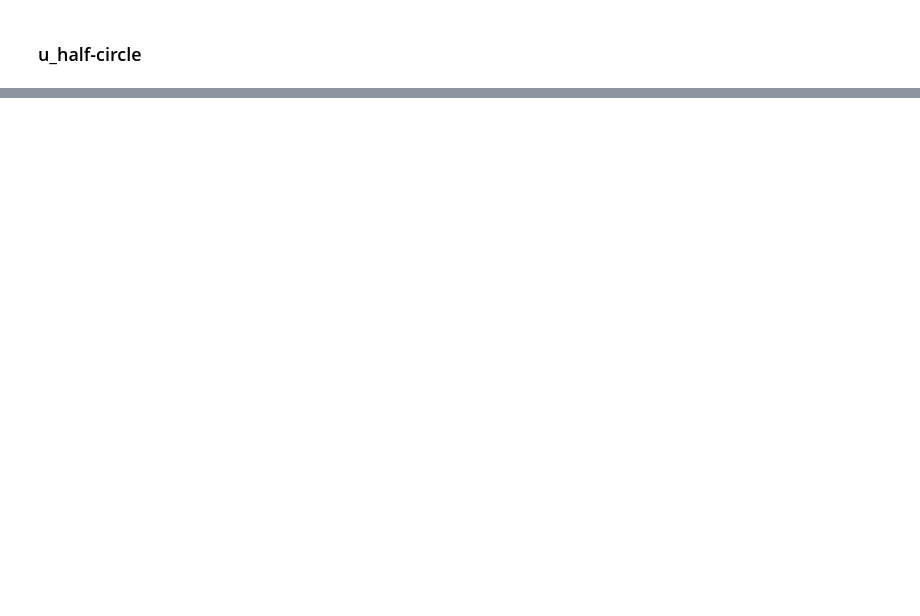
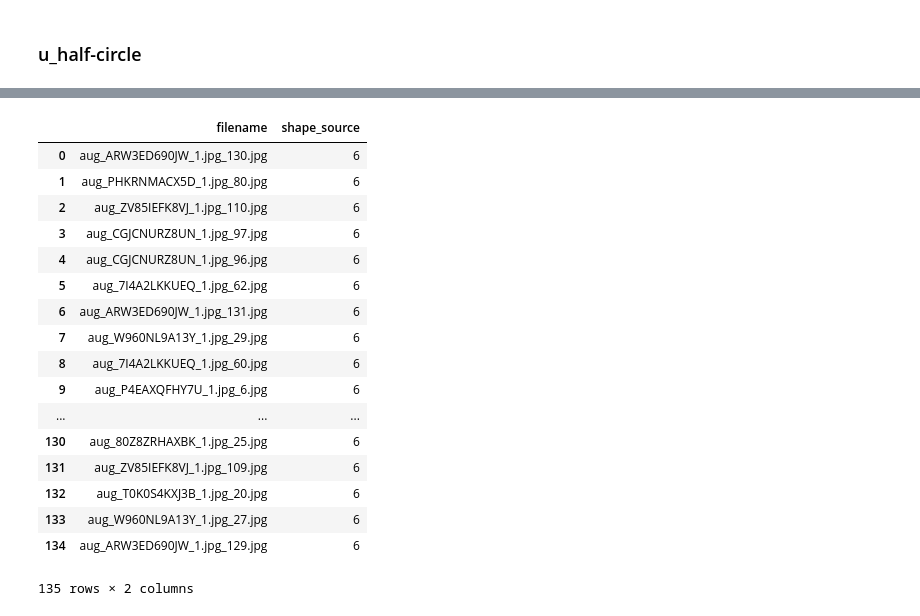
Before and after one commit to mondeique/multi-task-learning, a Jupyter notebook: data_augmentation.ipynb, the cells around one changed output, grey strips where cells are left out. Drawn from its saved outputs; the diff is of its cells as text; code cells hidden in the pictures; blank space fills up the shorter version.

```diff
--- a/data_augmentation.ipynb
+++ b/data_augmentation.ipynb
@@ -311,0 +415,3 @@ for i in range(len(half_circle_aug_list)):
+# %%
+import os
+folder_path = os.path.join(os.getcwd()+ '/data/cropped-bag-images-dev/aug_data/half_circle')
@@ -311,0 +422,4 @@ for i in range(len(half_circle_aug_list)):
+# %%
+aug_list = os.listdir(folder_path)
+
+aug_list
@@ -311,0 +444,4 @@ for i in range(len(half_circle_aug_list)):
+# %%
+half_circle_aug_df = pd.DataFrame(aug_list)
+
+half_circle_aug_df
@@ -311,0 +467,25 @@ for i in range(len(half_circle_aug_list)):
+# %%
+half_circle_aug_df.columns = ['filename']
+
+half_circle_aug_df.insert(1, "shape_source", "6")
+
+half_circle_aug_df
+# %% [output]
+|  | filename | shape_source |
+| 0 | aug_ARW3ED690JW_1.jpg_130.jpg | 6 |
+| 1 | aug_PHKRNMACX5D_1.jpg_80.jpg | 6 |
+| 2 | aug_ZV85IEFK8VJ_1.jpg_110.jpg | 6 |
+| 3 | aug_CGJCNURZ8UN_1.jpg_97.jpg | 6 |
+| 4 | aug_CGJCNURZ8UN_1.jpg_96.jpg | 6 |
+| 5 | aug_7I4A2LKKUEQ_1.jpg_62.jpg | 6 |
+| 6 | aug_ARW3ED690JW_1.jpg_131.jpg | 6 |
+| 7 | aug_W960NL9A13Y_1.jpg_29.jpg | 6 |
+| 8 | aug_7I4A2LKKUEQ_1.jpg_60.jpg | 6 |
+| 9 | aug_P4EAXQFHY7U_1.jpg_6.jpg | 6 |
+| ... | ... | ... |
+| 130 | aug_80Z8ZRHAXBK_1.jpg_25.jpg | 6 |
+| 131 | aug_ZV85IEFK8VJ_1.jpg_109.jpg | 6 |
+| 132 | aug_T0K0S4KXJ3B_1.jpg_20.jpg | 6 |
+| 133 | aug_W960NL9A13Y_1.jpg_27.jpg | 6 |
+| 134 | aug_ARW3ED690JW_1.jpg_129.jpg | 6 |
+135 rows × 2 columns
```
Also changed, not shown: parts of 17 cells of this notebook, 2 other files.
